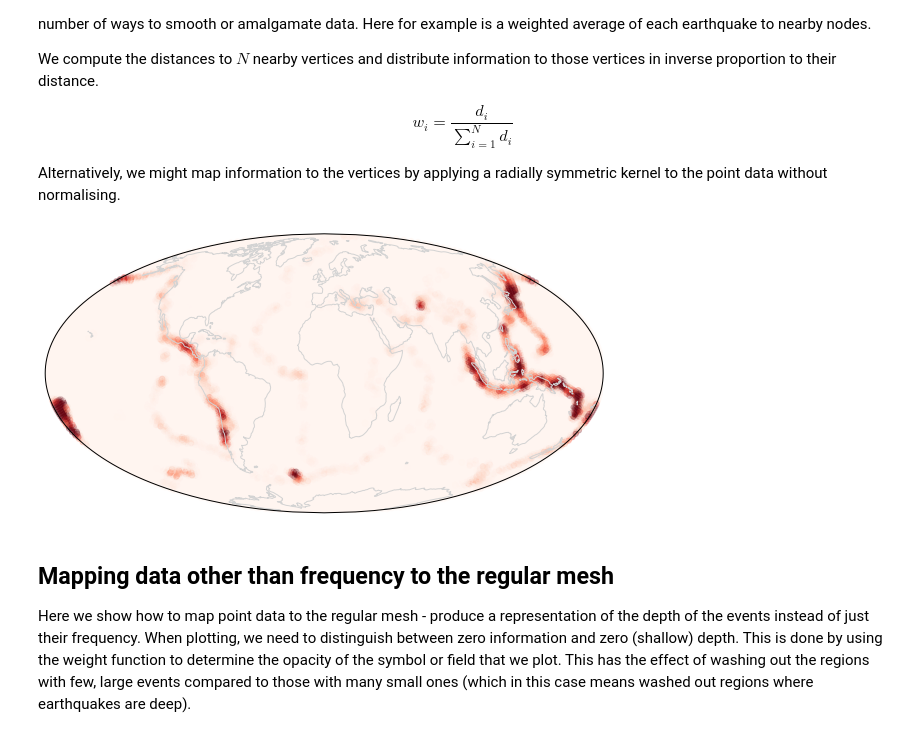
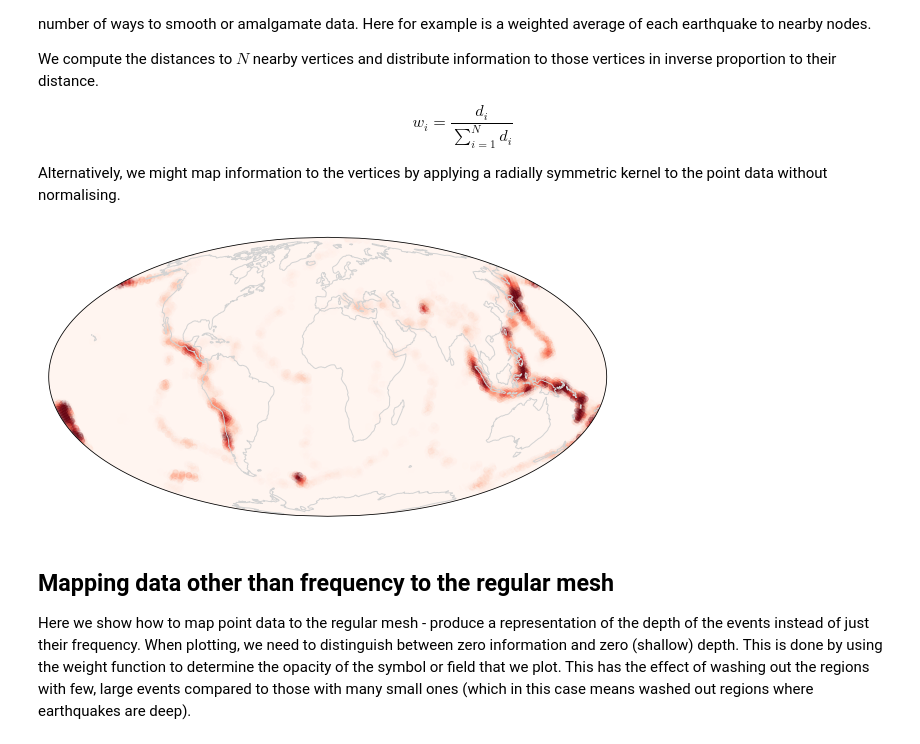
Before and after one commit to underworldcode/stripy, a Jupyter notebook: stripy/Notebooks/SphericalTriangulations/Ex6-Scattered-Data.ipynb, the cells around one changed output. Saved outputs shown, nothing was run; the diff lists cells and outputs as text; code cells hidden in the pictures.

```diff
--- a/stripy/Notebooks/SphericalTriangulations/Ex6-Scattered-Data.ipynb
+++ b/stripy/Notebooks/SphericalTriangulations/Ex6-Scattered-Data.ipynb
@@ -175,18 +175,18 @@ for i in range(0,distances.shape[0]):
 # %%
 fig = plt.figure(figsize=(10, 10), facecolor="none")
 ax  = plt.subplot(111, projection=ccrs.Mollweide())
 ax.coastlines(color="lightgrey", )
 ax.set_global()
 
 lons0 = np.degrees(mesh.lons)
 lats0 = np.degrees(mesh.lats)
 
 ax.scatter(lons0, lats0,
-            marker="o", s=30.0, transform=ccrs.Geodetic(), c=hit_countid, cmap=plt.cm.Reds, vmin=0.333, vmax=10.0, alpha=0.25)
+            marker="o", s=30.0, transform=ccrs.PlateCarree(), c=hit_countid, cmap=plt.cm.Reds, vmin=0.333, vmax=10.0, alpha=0.25)
 
 pass
 # %% [output]
-[figure, old version]
+[figure, new version]
 # %% [markdown]
 ## Mapping data other than frequency to the regular mesh
 
```
Also changed, not shown: parts of 6 cells of this notebook, 8 other files.
